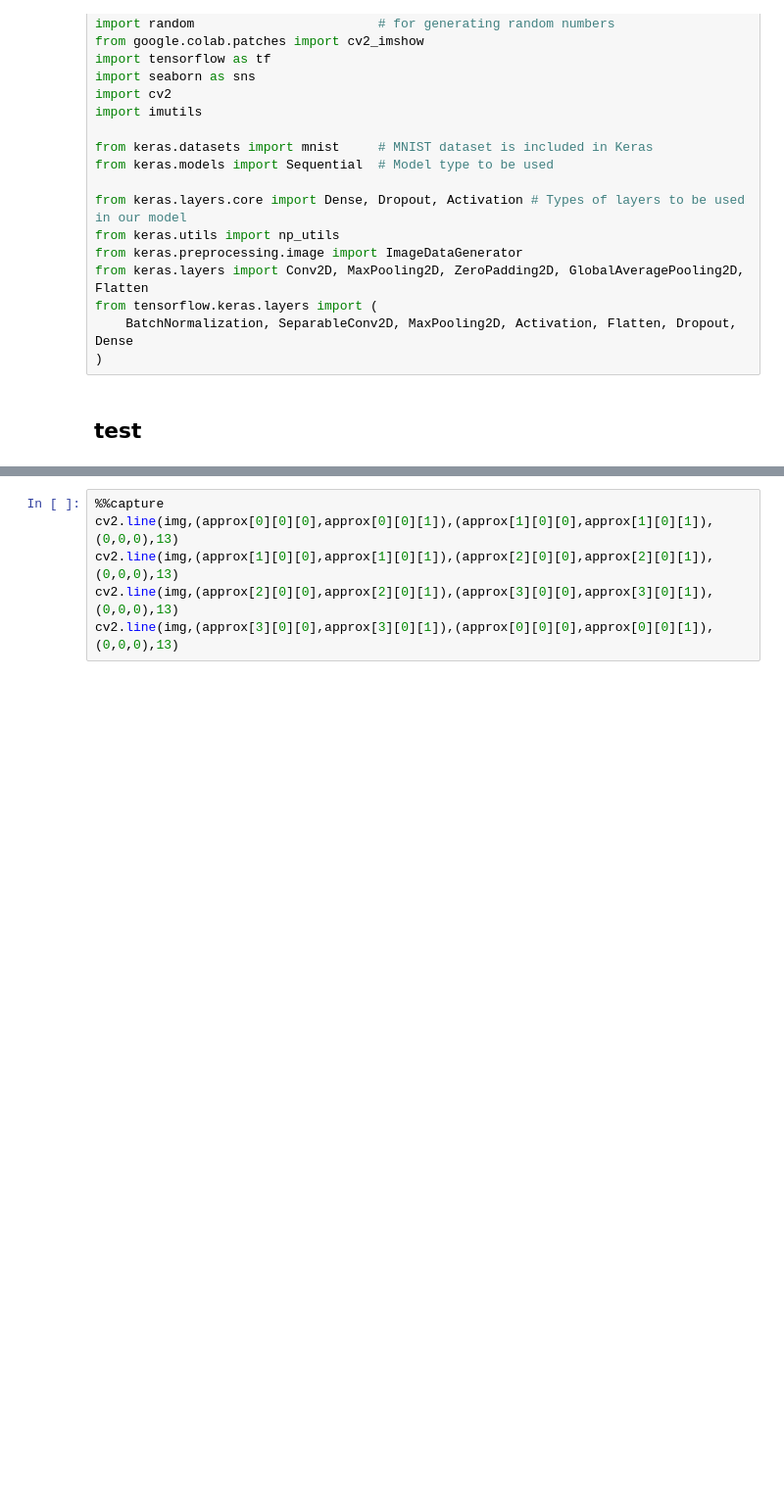
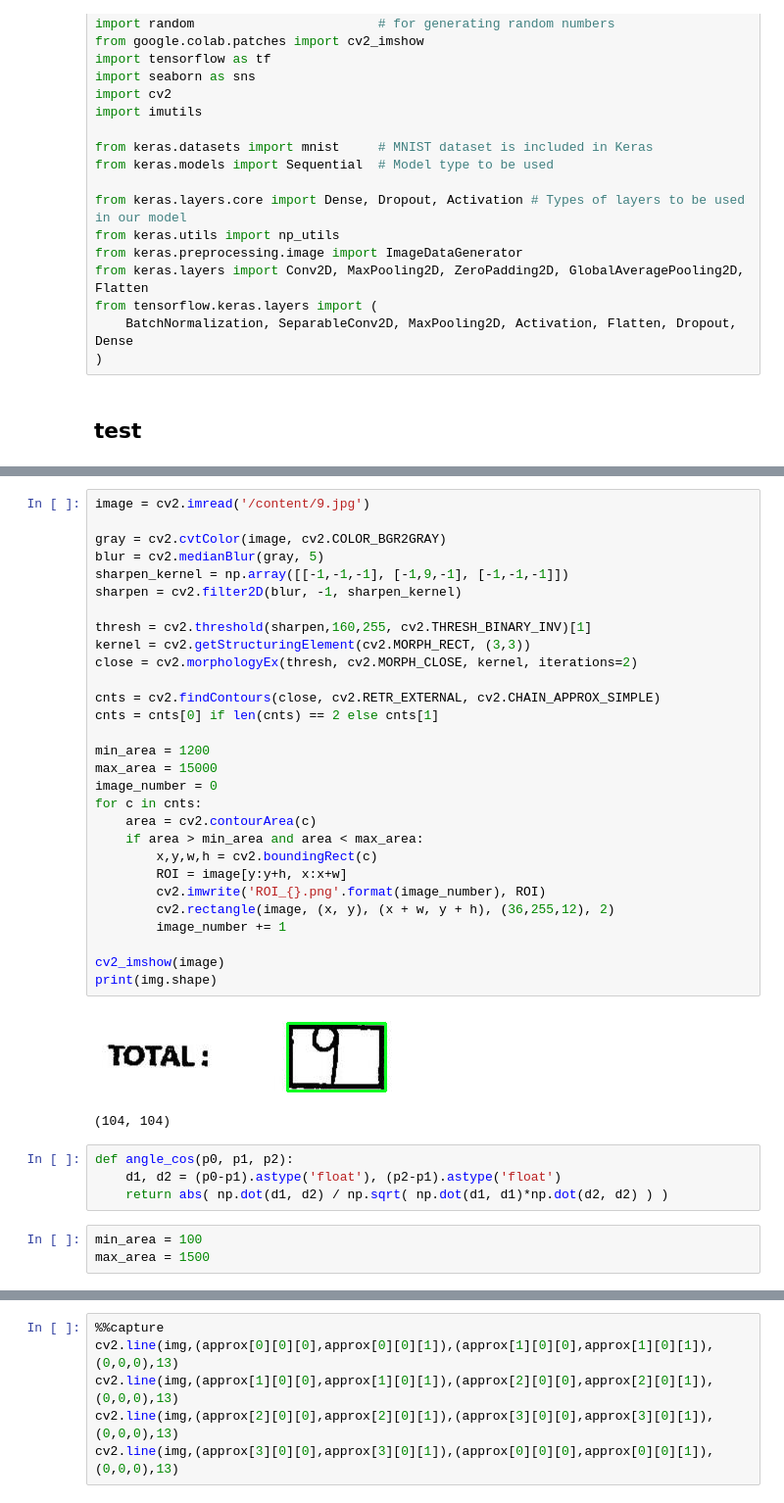
Before and after one commit to Morilla123/Spacy_ViT_Test, a Jupyter notebook: Prepros_simple&double_mnist.ipynb, the cells around one changed output, grey strips where cells are left out. Shown: that part at 98% size. Drawn from its saved outputs; the diff is of its cells as text; blank space fills up the shorter version.

```diff
--- a/Prepros_simple&double_mnist.ipynb
+++ b/Prepros_simple&double_mnist.ipynb
@@ -52,0 +68,39 @@ print(img.shape)
+# %%
+image = cv2.imread('/content/9.jpg')
+
+gray = cv2.cvtColor(image, cv2.COLOR_BGR2GRAY)
+blur = cv2.medianBlur(gray, 5)
+sharpen_kernel = np.array([[-1,-1,-1], [-1,9,-1], [-1,-1,-1]])
+sharpen = cv2.filter2D(blur, -1, sharpen_kernel)
+
+thresh = cv2.threshold(sharpen,160,255, cv2.THRESH_BINARY_INV)[1]
+kernel = cv2.getStructuringElement(cv2.MORPH_RECT, (3,3))
+close = cv2.morphologyEx(thresh, cv2.MORPH_CLOSE, kernel, iterations=2)
+
+cnts = cv2.findContours(close, cv2.RETR_EXTERNAL, cv2.CHAIN_APPROX_SIMPLE)
+cnts = cnts[0] if len(cnts) == 2 else cnts[1]
+
+min_area = 1200
+max_area = 15000
+image_number = 0
+for c in cnts:
+    area = cv2.contourArea(c)
+    if area > min_area and area < max_area:
+        x,y,w,h = cv2.boundingRect(c)
+        ROI = image[y:y+h, x:x+w]
+        cv2.imwrite('ROI_{}.png'.format(image_number), ROI)
+        cv2.rectangle(image, (x, y), (x + w, y + h), (36,255,12), 2)
+        image_number += 1
+
+cv2_imshow(image)
+print(img.shape)
+# %% [output]
+[figure, added]
+(104, 104)
+# %%
+def angle_cos(p0, p1, p2):
+    d1, d2 = (p0-p1).astype('float'), (p2-p1).astype('float')
+    return abs( np.dot(d1, d2) / np.sqrt( np.dot(d1, d1)*np.dot(d2, d2) ) )
+# %%
+min_area = 100
+max_area = 1500
```
Also changed, not shown: parts of 10 cells of this notebook.
